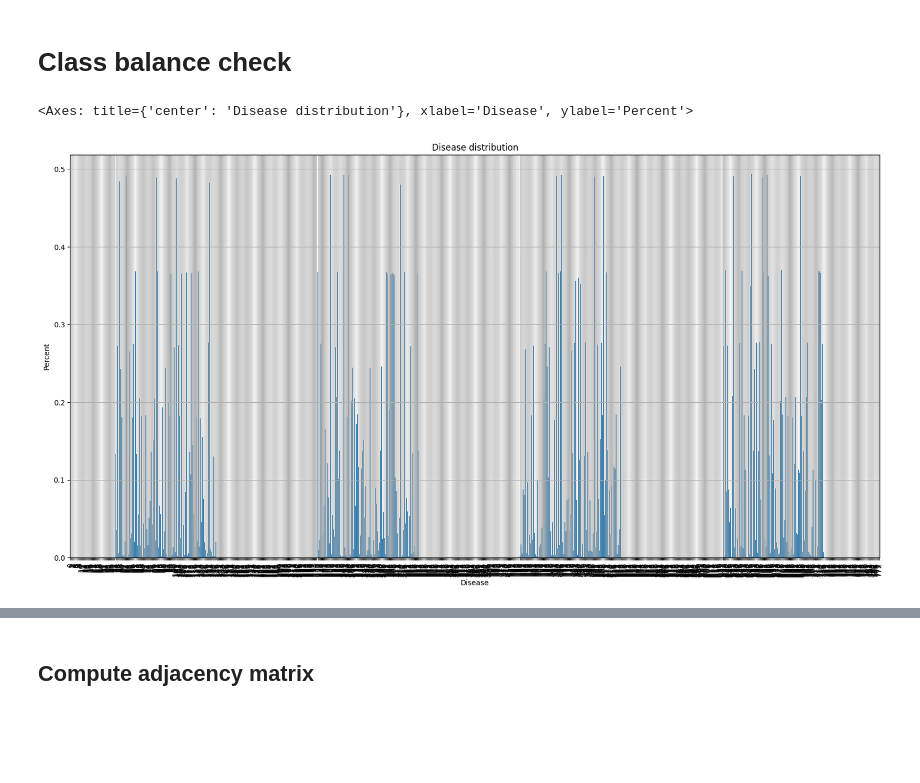
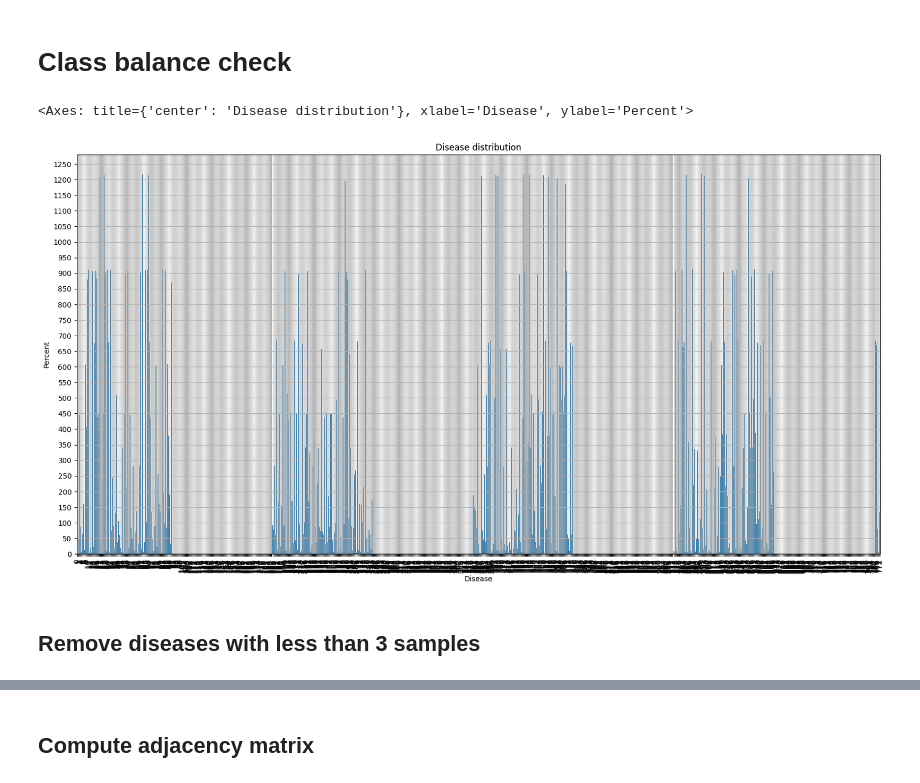
Before and after one commit to DavideLigari/disease-prediction, a Jupyter notebook: code/dataset_cleaning.ipynb, the cells around one changed output, grey strips where cells are left out. Drawn from its saved outputs; the diff is of its cells as text; code cells hidden in the pictures; blank space fills up the shorter version.

Commit message:
Removed diseases with few samples
Co-authored-by: Andrea Alberti <AndreaAlberti07@users.noreply.github.com>

```diff
--- a/code/dataset_cleaning.ipynb
+++ b/code/dataset_cleaning.ipynb
@@ -63,16 +66,19 @@ patients_with_labels.to_csv("../dataset/large_one_hot_encoding.csv", index=False
 # Class balance check
 # %%
 balance_count = patients_with_labels["Disease"].groupby(patients_with_labels["Disease"]).count()
-balance_percent = balance_count / patients_with_labels["Disease"].count() * 100
+balance_percent = balance_count
 
 balance_percent.plot(
     kind="bar",
     figsize=(20, 10),
     title="Disease distribution",
     grid=True,
     ylabel="Percent",
     xlabel="Disease",
+    yticks=np.arange(0, 1300, 50),
 )
 # %% [output]
 <Axes: title={'center': 'Disease distribution'}, xlabel='Disease', ylabel='Percent'>
-[figure, old version]
+[figure, new version]
+# %% [markdown]
+## Remove diseases with less than 3 samples
```
Also changed, not shown: parts of 7 cells of this notebook, 16 other files.
